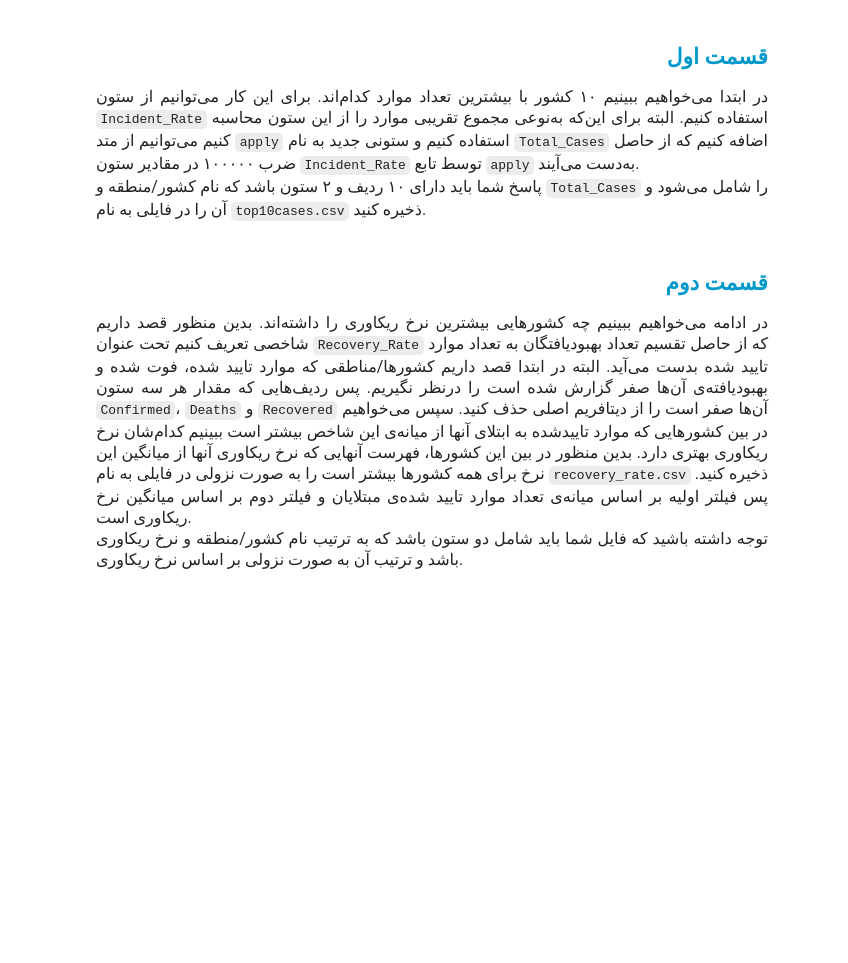
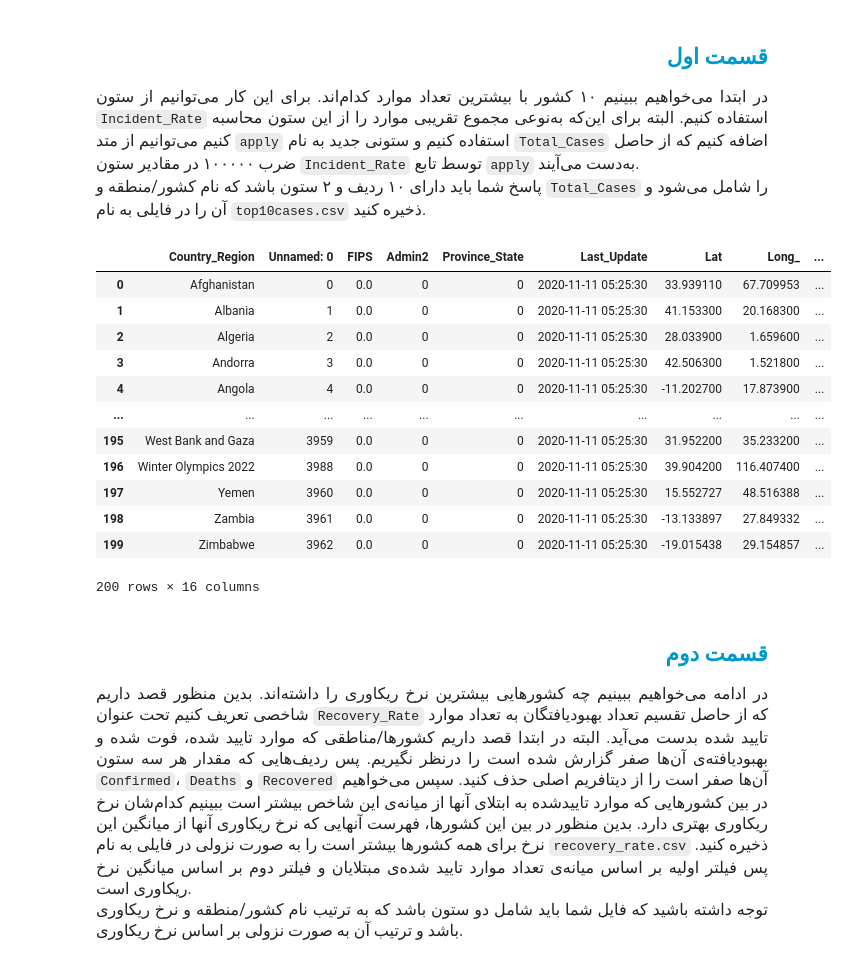
Before and after one commit to faezeh-hossinezade/ai_bootcamp_practices, a Jupyter notebook: NumPy_Pandas_Matplotlib_Exercises/DSBootcampFall_covid_q/covid19.ipynb, the cells around one changed output. Drawn from its saved outputs; the diff is of its cells as text; code cells hidden in the pictures; blank space fills up the shorter version.

```diff
--- a/NumPy_Pandas_Matplotlib_Exercises/DSBootcampFall_covid_q/covid19.ipynb
+++ b/NumPy_Pandas_Matplotlib_Exercises/DSBootcampFall_covid_q/covid19.ipynb
@@ -108,6 +108,22 @@ dta= covid_data.groupby('Country_Region').sum().reset_index()
 top10cases=dta[['Country_Region','Total_Cases']].sort_values('Total_Cases',ascending=False)
 top10cases=top10cases.head(10)
 top10cases.to_csv('top10cases.csv', header=False)
+# %%
+dta
+# %% [output]
+|  | Country_Region | Unnamed: 0 | FIPS | Admin2 | Province_State | Last_Update | Lat | Long_ | ... |
+| 0 | Afghanistan | 0 | 0.0 | 0 | 0 | 2020-11-11 05:25:30 | 33.939110 | 67.709953 | ... |
+| 1 | Albania | 1 | 0.0 | 0 | 0 | 2020-11-11 05:25:30 | 41.153300 | 20.168300 | ... |
+| 2 | Algeria | 2 | 0.0 | 0 | 0 | 2020-11-11 05:25:30 | 28.033900 | 1.659600 | ... |
+| 3 | Andorra | 3 | 0.0 | 0 | 0 | 2020-11-11 05:25:30 | 42.506300 | 1.521800 | ... |
+| 4 | Angola | 4 | 0.0 | 0 | 0 | 2020-11-11 05:25:30 | -11.202700 | 17.873900 | ... |
+| ... | ... | ... | ... | ... | ... | ... | ... | ... | ... |
+| 195 | West Bank and Gaza | 3959 | 0.0 | 0 | 0 | 2020-11-11 05:25:30 | 31.952200 | 35.233200 | ... |
+| 196 | Winter Olympics 2022 | 3988 | 0.0 | 0 | 0 | 2020-11-11 05:25:30 | 39.904200 | 116.407400 | ... |
+| 197 | Yemen | 3960 | 0.0 | 0 | 0 | 2020-11-11 05:25:30 | 15.552727 | 48.516388 | ... |
+| 198 | Zambia | 3961 | 0.0 | 0 | 0 | 2020-11-11 05:25:30 | -13.133897 | 27.849332 | ... |
+| 199 | Zimbabwe | 3962 | 0.0 | 0 | 0 | 2020-11-11 05:25:30 | -19.015438 | 29.154857 | ... |
+200 rows × 16 columns
 # %% [markdown]
 <h2 align=right style="line-height:200%;font-family:vazir;color:#0099cc">
 <font face="vazir" color="#0099cc">
```
Also changed, not shown: parts of 1 cell of this notebook, 11 other files.
